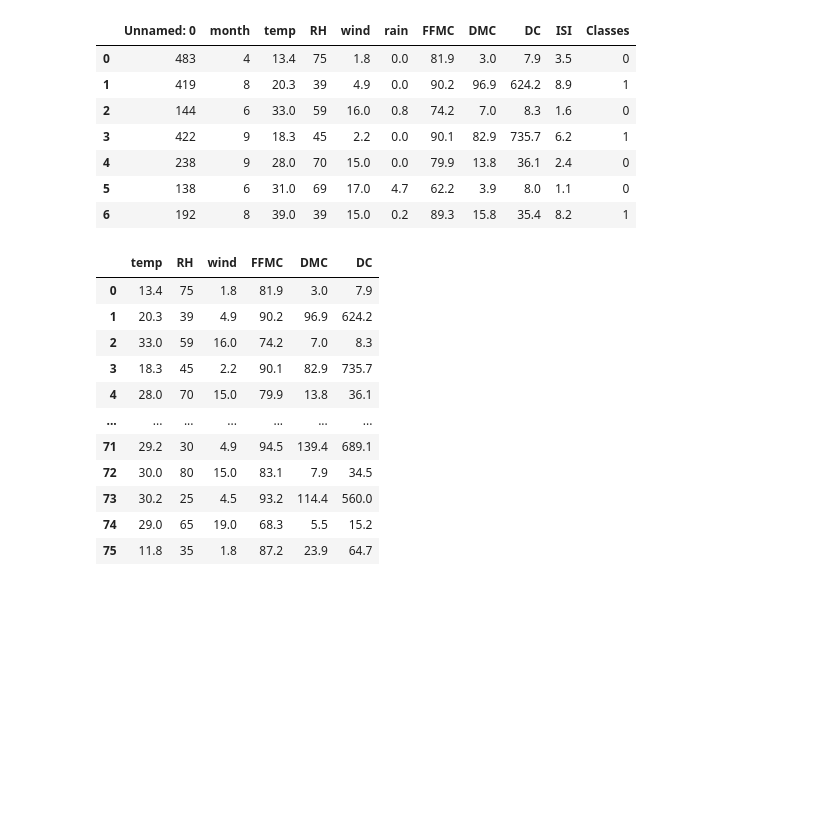
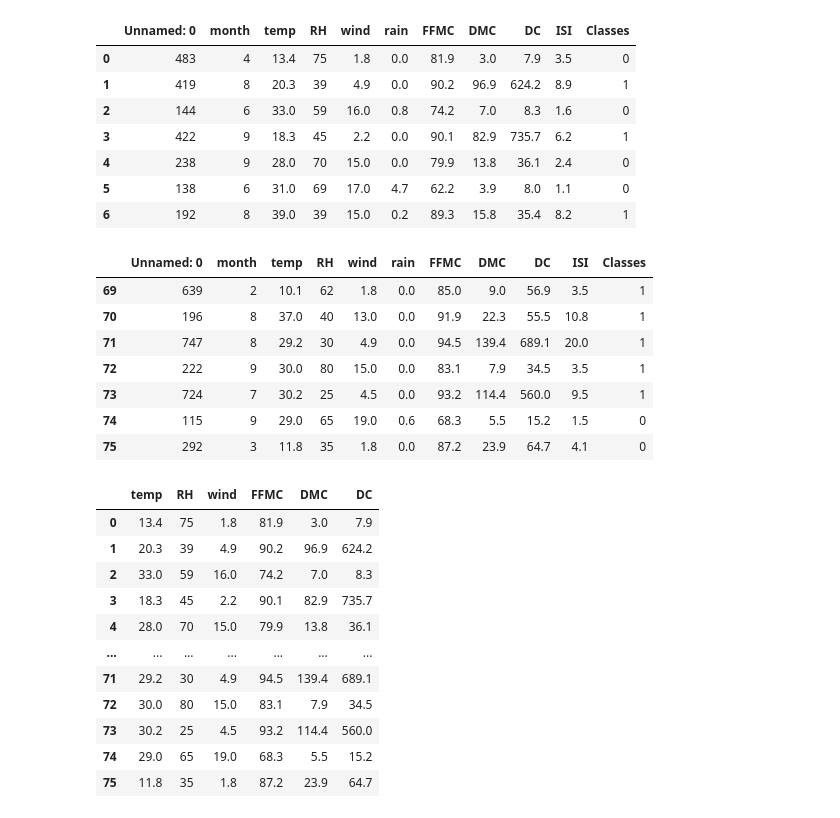
Before and after one commit to SusanGicheha/Forest-Fire-Detection-Using-Machine-Learning, a Jupyter notebook: Fire_Detection_Model_Random_Forest.ipynb, the cells around one changed output. Cells and saved outputs as stored; diff of their text form; code cells hidden in the pictures; blank space fills up the shorter version.

```diff
--- a/Fire_Detection_Model_Random_Forest.ipynb
+++ b/Fire_Detection_Model_Random_Forest.ipynb
@@ -619,6 +619,17 @@ validate.head(7)
 | 4 | 238 | 9 | 28.0 | 70 | 15.0 | 0.0 | 79.9 | 13.8 | 36.1 | 2.4 | 0 |
 | 5 | 138 | 6 | 31.0 | 69 | 17.0 | 4.7 | 62.2 | 3.9 | 8.0 | 1.1 | 0 |
 | 6 | 192 | 8 | 39.0 | 39 | 15.0 | 0.2 | 89.3 | 15.8 | 35.4 | 8.2 | 1 |
+# %%
+validate.tail(7)
+# %% [output]
+|  | Unnamed: 0 | month | temp | RH | wind | rain | FFMC | DMC | DC | ISI | Classes |
+| 69 | 639 | 2 | 10.1 | 62 | 1.8 | 0.0 | 85.0 | 9.0 | 56.9 | 3.5 | 1 |
+| 70 | 196 | 8 | 37.0 | 40 | 13.0 | 0.0 | 91.9 | 22.3 | 55.5 | 10.8 | 1 |
+| 71 | 747 | 8 | 29.2 | 30 | 4.9 | 0.0 | 94.5 | 139.4 | 689.1 | 20.0 | 1 |
+| 72 | 222 | 9 | 30.0 | 80 | 15.0 | 0.0 | 83.1 | 7.9 | 34.5 | 3.5 | 1 |
+| 73 | 724 | 7 | 30.2 | 25 | 4.5 | 0.0 | 93.2 | 114.4 | 560.0 | 9.5 | 1 |
+| 74 | 115 | 9 | 29.0 | 65 | 19.0 | 0.6 | 68.3 | 5.5 | 15.2 | 1.5 | 0 |
+| 75 | 292 | 3 | 11.8 | 35 | 1.8 | 0.0 | 87.2 | 23.9 | 64.7 | 4.1 | 0 |
 # %%
 X_val = validate.drop(['Unnamed: 0','month','rain','ISI','Classes'], axis = 1)
 # robust_scaler = RobustScaler()
```
